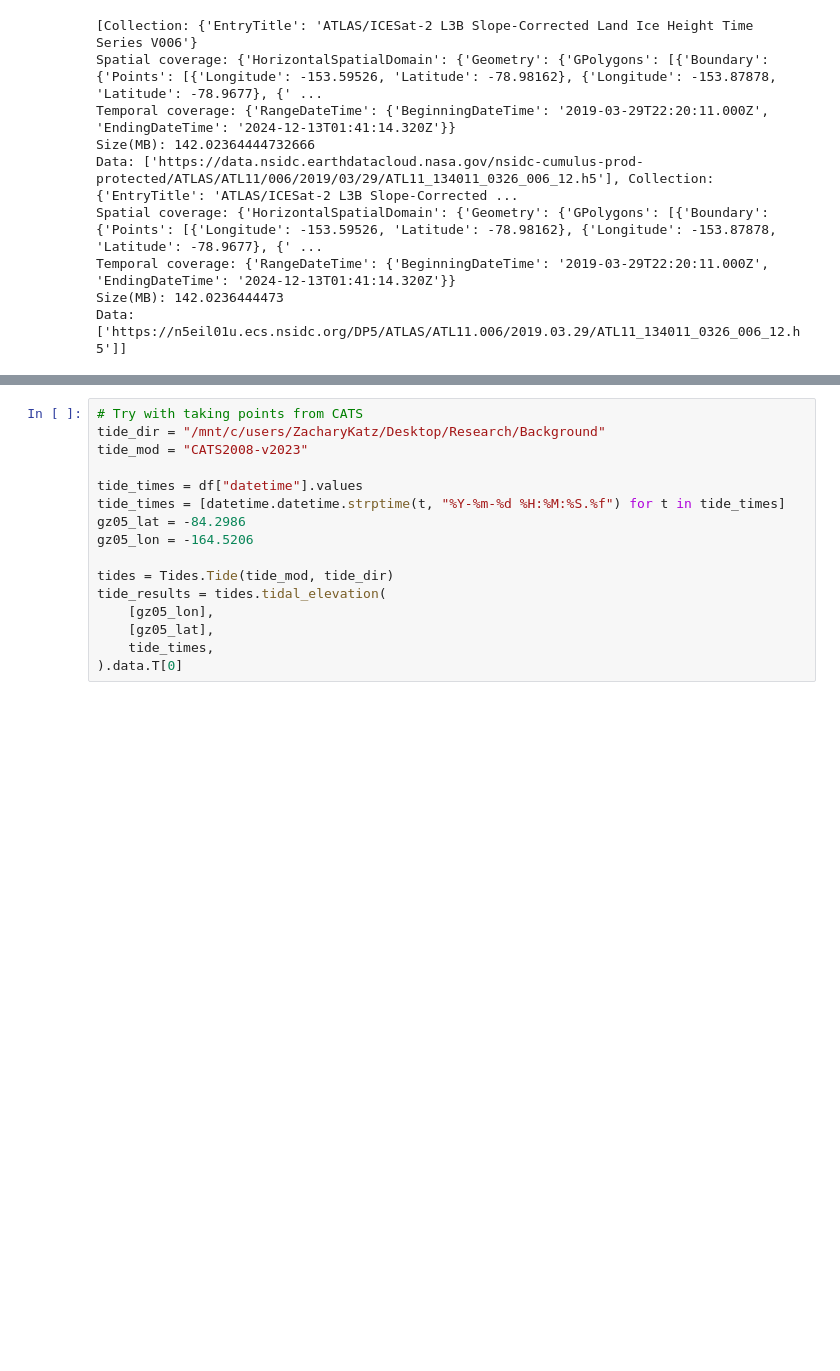
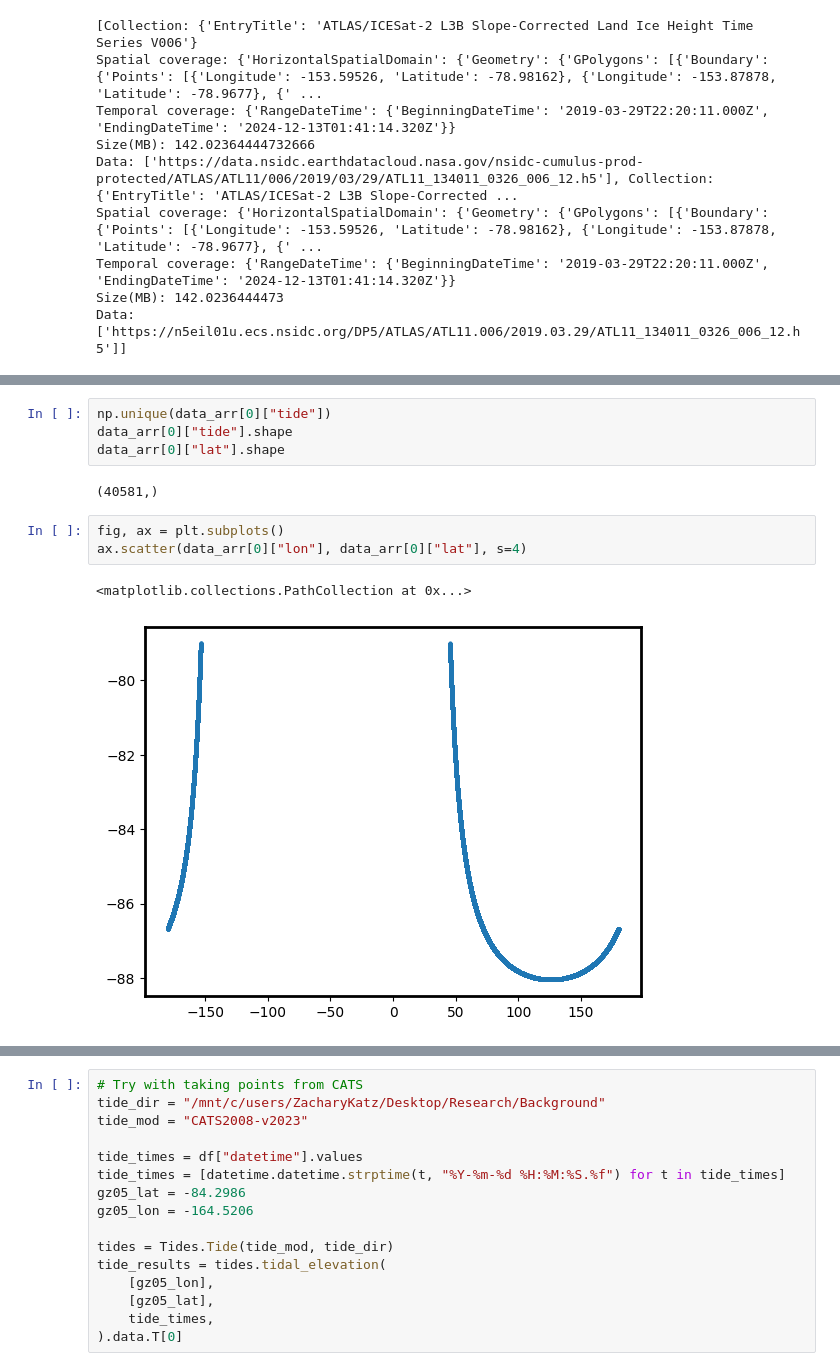
Before and after one commit to zsk4/harmonic-analysis, a Jupyter notebook: notebooks/ha.ipynb, the cells around one changed output, grey strips where cells are left out. Saved outputs shown, nothing was run; the diff lists cells and outputs as text; blank space fills up the shorter version.

```diff
--- a/notebooks/ha.ipynb
+++ b/notebooks/ha.ipynb
@@ -254,5 +286,17 @@ for file in files[:7]:
 
         data_arr.append(data)
+# %%
+np.unique(data_arr[0]["tide"])
+data_arr[0]["tide"].shape
+data_arr[0]["lat"].shape
+# %% [output]
+(40581,)
+# %%
+fig, ax = plt.subplots()
+ax.scatter(data_arr[0]["lon"], data_arr[0]["lat"], s=4)
+# %% [output]
+<matplotlib.collections.PathCollection at 0x...>
+[figure, added]
 # %%
 # Find closest point to gz05 for data_arr[0]
 trk_X = data_arr[0]
```
Also changed, not shown: parts of 15 cells of this notebook, 2 other files.
